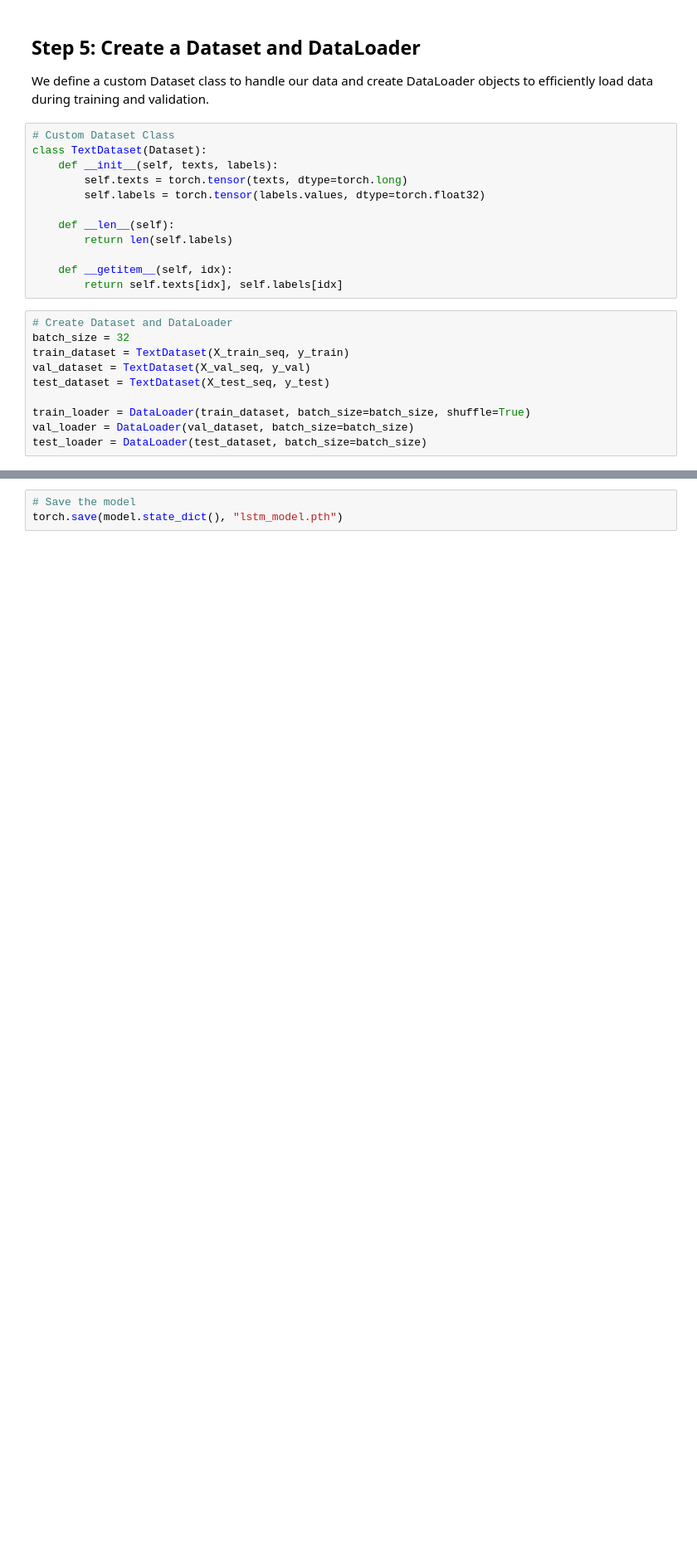
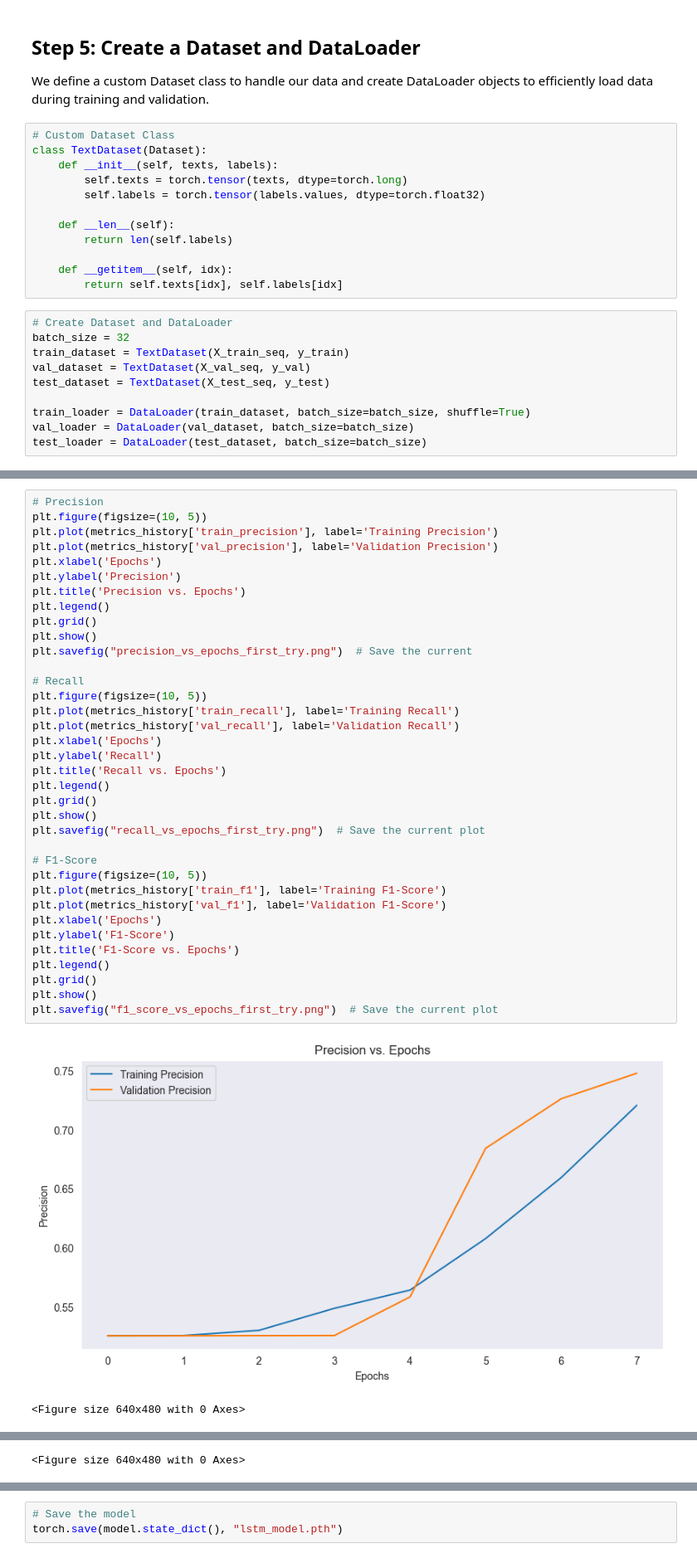
Before and after one commit to ShalomOfstein/Fake-News-Classifier, a Jupyter notebook: section5 - advanced model.ipynb, the cells around one changed output, grey strips where cells are left out. Shown at 83% size. Drawn from its saved outputs; the diff is of its cells as text; blank space fills up the shorter version.

```diff
--- a/section5 - advanced model.ipynb
+++ b/section5 - advanced model.ipynb
@@ -218,0 +499,39 @@ Validation Accuracy: 0.9843
+# %%
+# Precision
+plt.figure(figsize=(10, 5))
+plt.plot(metrics_history['train_precision'], label='Training Precision')
+plt.plot(metrics_history['val_precision'], label='Validation Precision')
+plt.xlabel('Epochs')
+plt.ylabel('Precision')
+plt.title('Precision vs. Epochs')
+plt.legend()
+plt.grid()
+plt.show()
+plt.savefig("precision_vs_epochs_first_try.png")  # Save the current
+
+# Recall
+plt.figure(figsize=(10, 5))
+plt.plot(metrics_history['train_recall'], label='Training Recall')
+plt.plot(metrics_history['val_recall'], label='Validation Recall')
+plt.xlabel('Epochs')
+plt.ylabel('Recall')
+plt.title('Recall vs. Epochs')
+plt.legend()
+plt.grid()
+plt.show()
+plt.savefig("recall_vs_epochs_first_try.png")  # Save the current plot
+
+# F1-Score
+plt.figure(figsize=(10, 5))
+plt.plot(metrics_history['train_f1'], label='Training F1-Score')
+plt.plot(metrics_history['val_f1'], label='Validation F1-Score')
+plt.xlabel('Epochs')
+plt.ylabel('F1-Score')
+plt.title('F1-Score vs. Epochs')
+plt.legend()
+plt.grid()
+plt.show()
+plt.savefig("f1_score_vs_epochs_first_try.png")  # Save the current plot
+# %% [output]
+[figure, added]
+<Figure size 640x480 with 0 Axes>
@@ -218,0 +539 @@ Validation Accuracy: 0.9843
+<Figure size 640x480 with 0 Axes>
```
Also changed, not shown: parts of 37 cells of this notebook, 1 other file.
